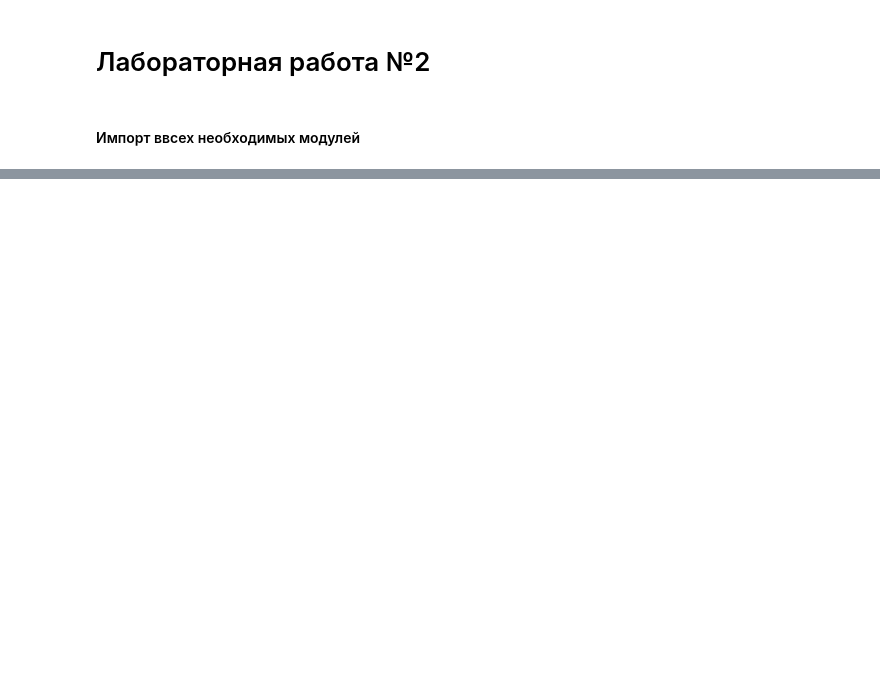
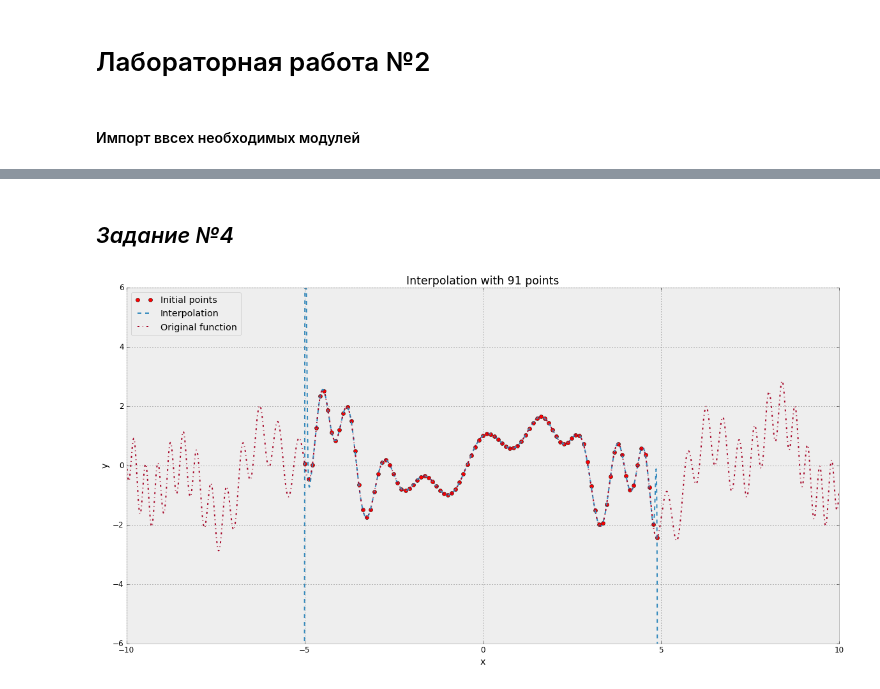
Before and after one commit to nikelsj11/Studying, a Jupyter notebook: UniversityTasks/ComputationalGeometry/Лабораторная работа №2.ipynb, the cells around one changed output, grey strips where cells are left out. Drawn from its saved outputs; the diff is of its cells as text; code cells hidden in the pictures; blank space fills up the shorter version.

```diff
--- a/UniversityTasks/ComputationalGeometry/Лабораторная работа №2.ipynb
+++ b/UniversityTasks/ComputationalGeometry/Лабораторная работа №2.ipynb
@@ -15,3 +15,7 @@ import matplotlib.pyplot as plt
 from matplotlib import axes
 from matplotlib import rcParams, rc
 from random import uniform
+
+rcParams['figure.figsize'] = (20.0, 10.0)
+rcParams['font.size'] = 12
+plt.style.use('bmh')
@@ -49,0 +22,45 @@ LinAlgError: Singular matrix
+# %% [markdown]
+## *Задание №4*
+# %%
+original_function = lambda t:  np.sin(t)+np.sin(t**2)+np.cos(3*t)
+
+def get_interpolation_function(initial_x, initial_y):
+    order = len(initial_x)
+    matrix_a = []
+    array_b = []
+    for x,y in zip(initial_x, initial_y):
+        array_b.append(y)
+        matrix_a.append([ x**index for index  in range(order)])
+    roots = np.linalg.solve(matrix_a, array_b)
+    return np.vectorize(lambda x: np.sum(np.array([roots[index]*x**index for index in range(order)])))
+
+range_start = -10
+range_end = 10
+
+def get_results(step_count):
+    fig = plt.figure(0)
+    ax = fig.add_subplot(1,1,1)
+    ax.set_ylim([-6,6])
+    ax.set_title(r"Interpolation with {0:2.0f} points".format(step_count))
+
+    interpolation_points_step = 10 / (step_count+1)
+    initial_x = np.arange(range_start+5, range_end-5, interpolation_points_step)
+    initial_y = original_function(initial_x)
+    ax.plot(initial_x, initial_y, 'ro', label='Initial points')
+
+    interpolation_function = get_interpolation_function(initial_x, initial_y)
+    interpolation_x = np.arange(range_start,range_end,0.009)
+    interpolation_y = interpolation_function(interpolation_x)
+    ax.plot(interpolation_x, interpolation_y, '--', label='Interpolation')
+
+    original_x = np.arange(range_start,range_end,0.009)
+    original_y = original_function(original_x)
+    ax.plot(original_x, original_y, '-.', label='Original function')
+
+    ax.legend(loc='upper left')
+    plt.xlabel(r'x')
+    plt.ylabel(r'y')
+
+interact(get_results, step_count=widgets.IntSlider(min=2,max=100,step=1,value=7))
+# %% [output]
+[figure, added]
```
Also changed, not shown: parts of 1 cell of this notebook, 3 other files.
